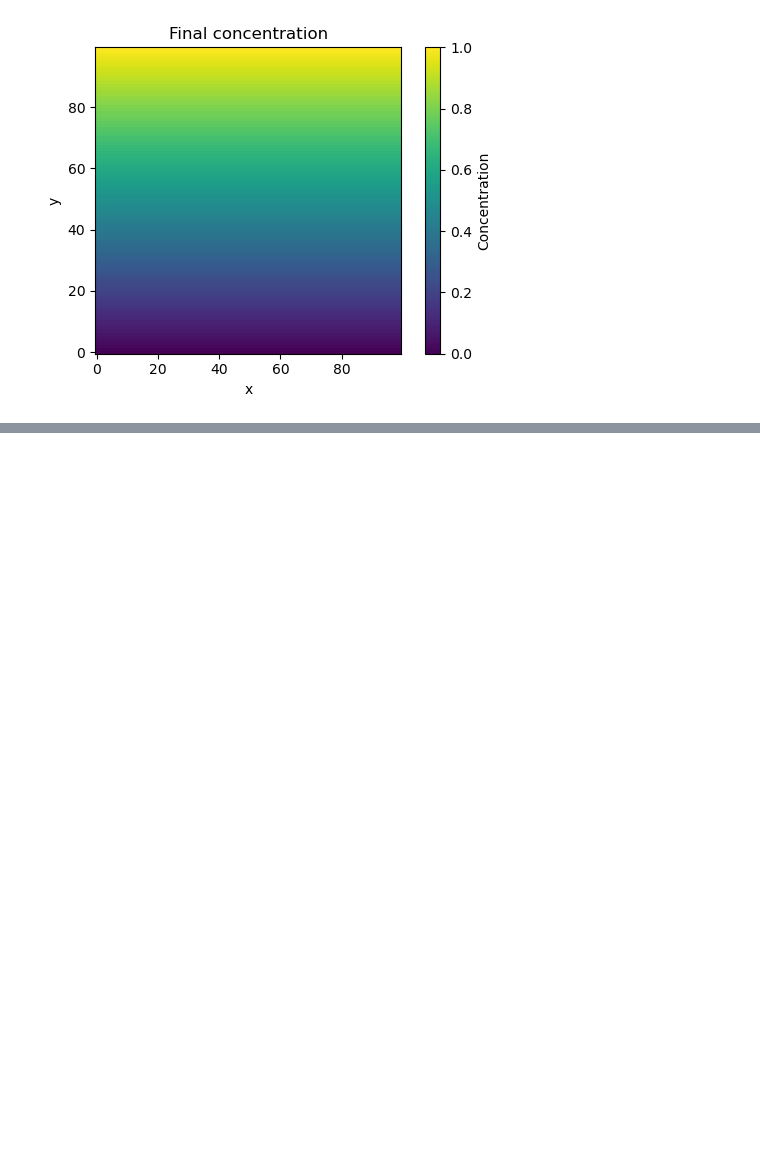
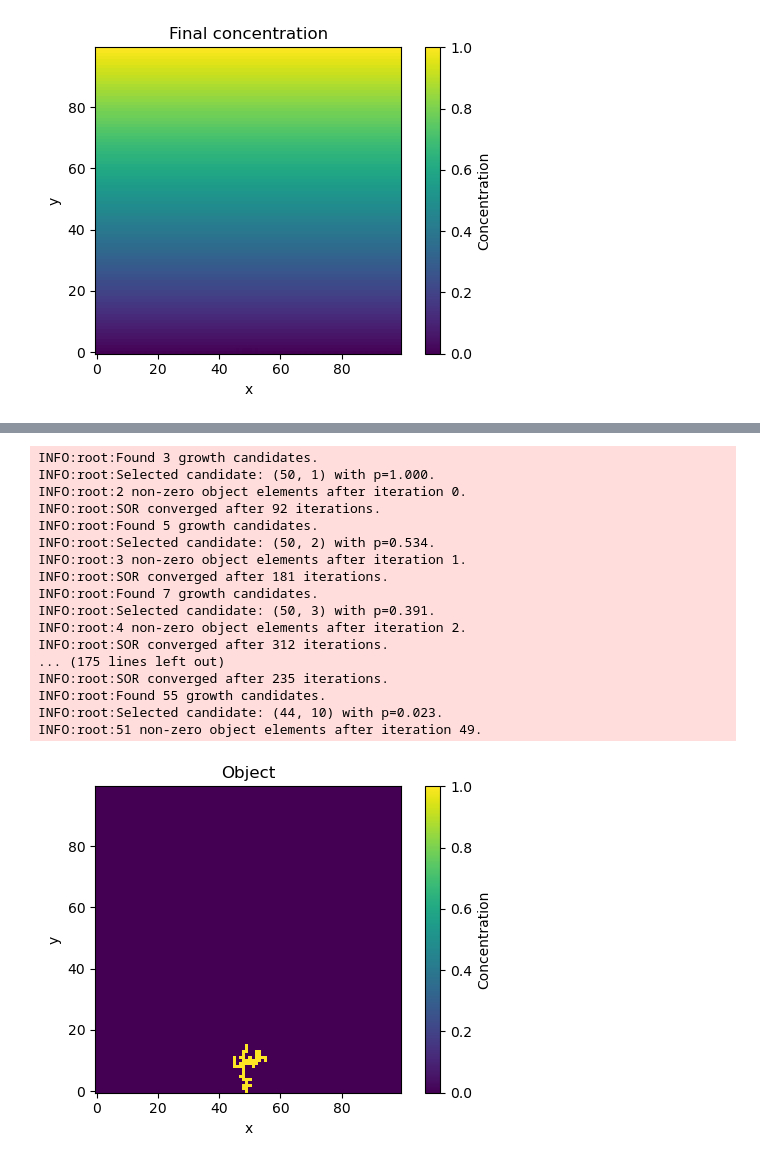
Before and after one commit to jonas4climate/modelling-natural-processes, a Jupyter notebook: Set2_1_1.ipynb, the cells around one changed output, grey strips where cells are left out. Cells and saved outputs as stored; diff of their text form; code cells hidden in the pictures; blank space fills up the shorter version.

```diff
--- a/Set2_1_1.ipynb
+++ b/Set2_1_1.ipynb
@@ -102,10 +125,16 @@ def plot_laplace_grid(c, title, filename):
     plt.show()
 # %%
 Nx = 100
+omega = 1.7
+
 c = np.zeros((Nx, Nx))
 c[:, -1] = 1
 c_init = c.copy()
-c, iter, converged = sor_parallel(c, 1.5)
+
+obj = np.zeros((Nx, Nx), dtype=int)  # growing object
+obj[Nx//2, 0] = 1
+
+c, iter, converged = sor_parallel(c, omega, obj)
 plot_laplace_grid(c_init, 'Initial concentration', 'initial_concentration')
 plot_laplace_grid(c, 'Final concentration', 'final_concentration')
 # %% [output]
@@ -113,0 +229,24 @@ plot_laplace_grid(c, 'Final concentration', 'final_concentration')
+# %%
+Nt = 50
+c, obj, iter = simulate_dla_growth_model(Nt)
+plot_laplace_grid(obj, 'Object', 'object_imshow')
+# plot_laplace_grid(c, obj, 'Final concentration', 'final_concentration_dla')
+# %% [output]
+INFO:root:Found 3 growth candidates.
+INFO:root:Selected candidate: (50, 1) with p=1.000.
+INFO:root:2 non-zero object elements after iteration 0.
+INFO:root:SOR converged after 92 iterations.
+INFO:root:Found 5 growth candidates.
+INFO:root:Selected candidate: (50, 2) with p=0.534.
+INFO:root:3 non-zero object elements after iteration 1.
+INFO:root:SOR converged after 181 iterations.
+INFO:root:Found 7 growth candidates.
+INFO:root:Selected candidate: (50, 3) with p=0.391.
+INFO:root:4 non-zero object elements after iteration 2.
+INFO:root:SOR converged after 312 iterations.
+... (175 lines left out)
+INFO:root:SOR converged after 235 iterations.
+INFO:root:Found 55 growth candidates.
+INFO:root:Selected candidate: (44, 10) with p=0.023.
+INFO:root:51 non-zero object elements after iteration 49.
+[figure, added]
```
Also changed, not shown: parts of 3 cells of this notebook, 1 other file.
